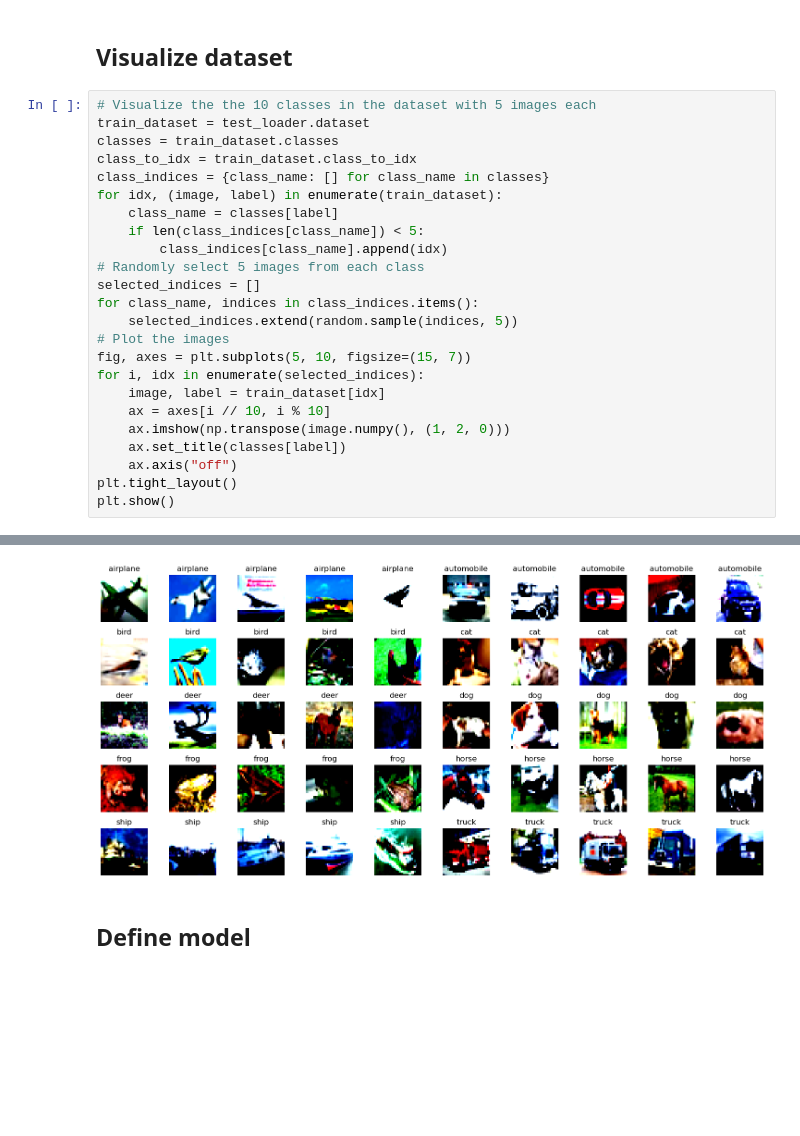
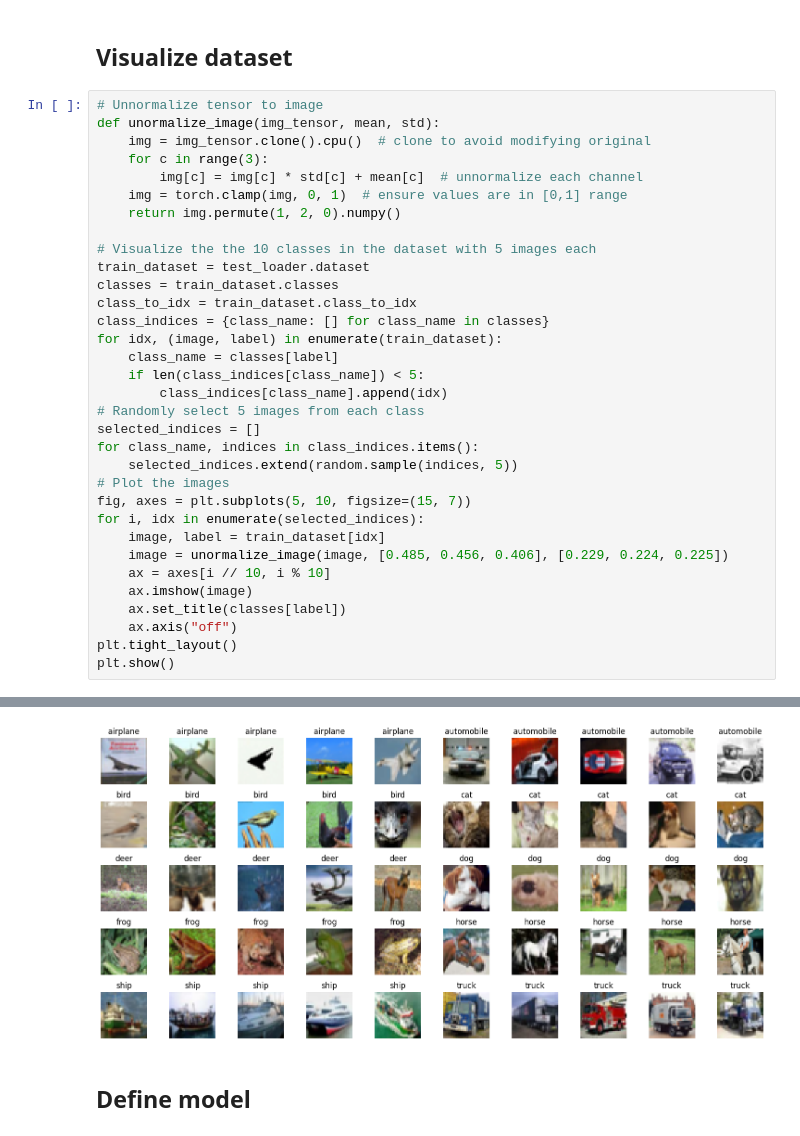
Before and after one commit to TheProbPro/AIToolsProject, a Jupyter notebook: ResNet50_pretrained.ipynb, the cells around one changed output, grey strips where cells are left out. Saved outputs shown, nothing was run; the diff lists cells and outputs as text; blank space fills up the shorter version.

```diff
--- a/ResNet50_pretrained.ipynb
+++ b/ResNet50_pretrained.ipynb
@@ -90,6 +87,14 @@ train_loader, val_loader, test_loader = load_CIFAR10(batch_size=batch_size)
 # %% [markdown]
 ## Visualize dataset
 # %%
+# Unnormalize tensor to image
+def unormalize_image(img_tensor, mean, std):
+    img = img_tensor.clone().cpu()  # clone to avoid modifying original
+    for c in range(3):
+        img[c] = img[c] * std[c] + mean[c]  # unnormalize each channel
+    img = torch.clamp(img, 0, 1)  # ensure values are in [0,1] range
+    return img.permute(1, 2, 0).numpy()
+
 # Visualize the the 10 classes in the dataset with 5 images each
 train_dataset = test_loader.dataset
 classes = train_dataset.classes
@@ -107,8 +112,9 @@ for class_name, indices in class_indices.items():
 fig, axes = plt.subplots(5, 10, figsize=(15, 7))
 for i, idx in enumerate(selected_indices):
     image, label = train_dataset[idx]
+    image = unormalize_image(image, [0.485, 0.456, 0.406], [0.229, 0.224, 0.225])
     ax = axes[i // 10, i % 10]
-    ax.imshow(np.transpose(image.numpy(), (1, 2, 0)))
+    ax.imshow(image)
     ax.set_title(classes[label])
     ax.axis("off")
 plt.tight_layout()
@@ -134,4 +123,4 @@ Clipping input data to the valid range for imshow with RGB data ([0..1] for floa
-[figure, old version]
+[figure, new version]
 # %% [markdown]
 ## Define model
 # %%
```
Also changed, not shown: parts of 8 cells of this notebook, 13 other files.
